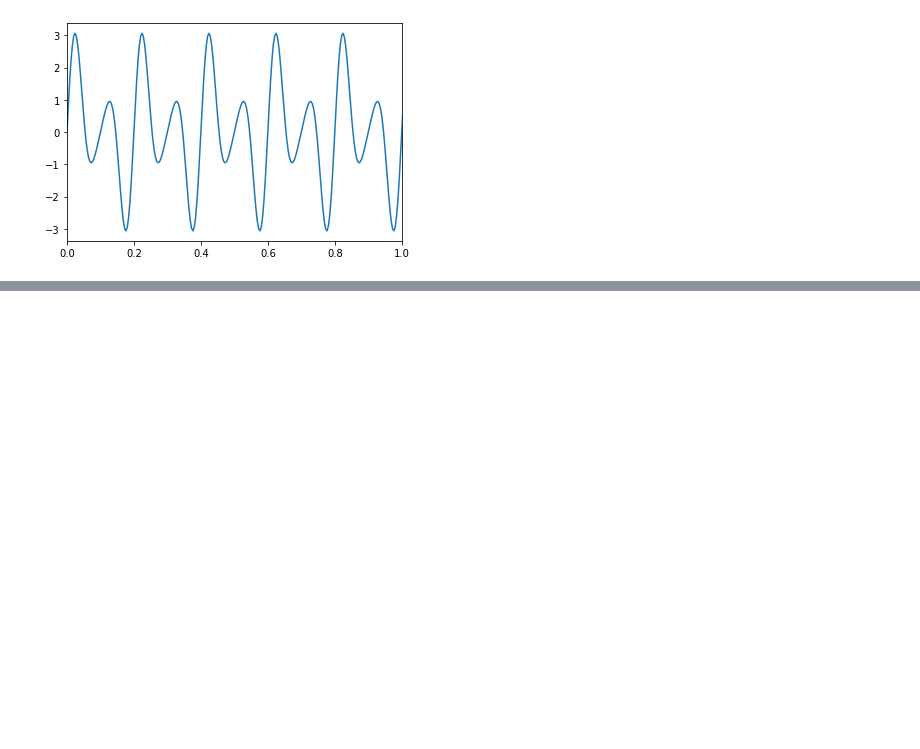
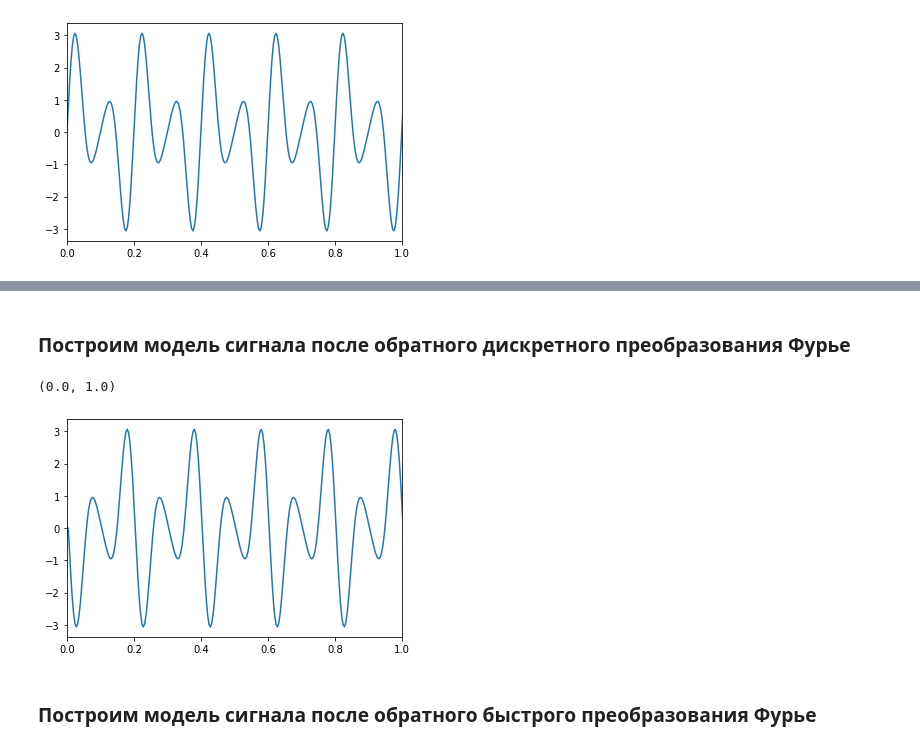
Before and after one commit to DaniilSysoev/opisis_sem_3, a Jupyter notebook: Описис_сем_3.ipynb, the cells around one changed output, grey strips where cells are left out. Saved outputs shown, nothing was run; the diff lists cells and outputs as text; code cells hidden in the pictures; blank space fills up the shorter version.

```diff
--- a/Описис_сем_3.ipynb
+++ b/Описис_сем_3.ipynb
@@ -115,0 +123,10 @@ plt.plot(t, u)
+# %% [markdown]
+<h3>Построим модель сигнала после обратного дискретного преобразования Фурье</h3>
+# %%
+plt.plot(t, sig_dft.real, label='ОДПФ')
+plt.xlim(0, 1)
+# %% [output]
+(0.0, 1.0)
+[figure, added]
+# %% [markdown]
+<h3>Построим модель сигнала после обратного быстрого преобразования Фурье</h3>
```
Also changed, not shown: parts of 3 cells of this notebook.
